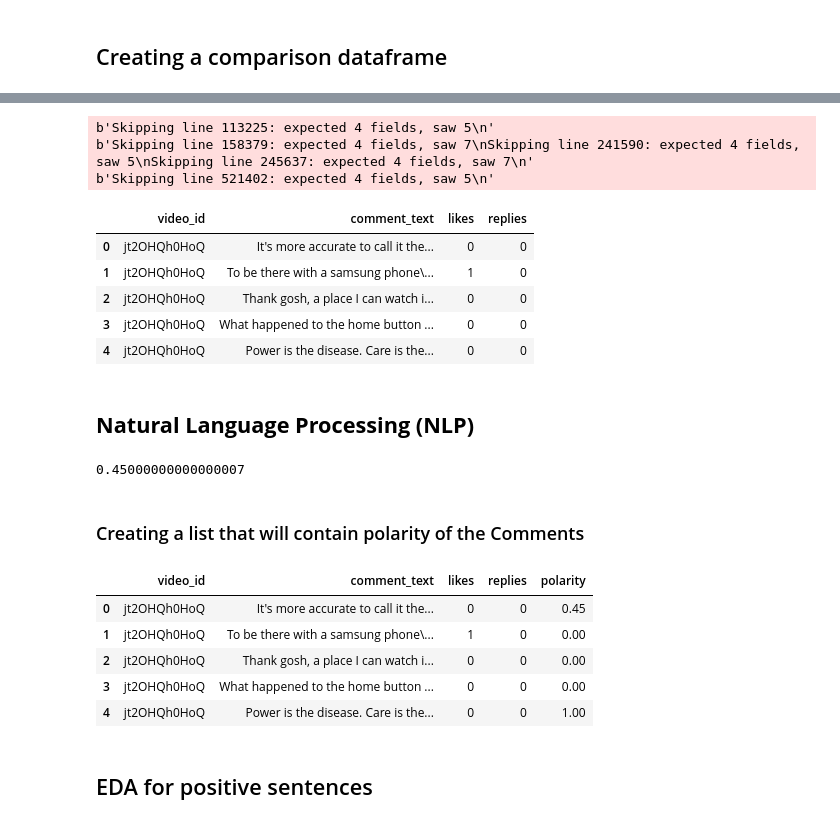
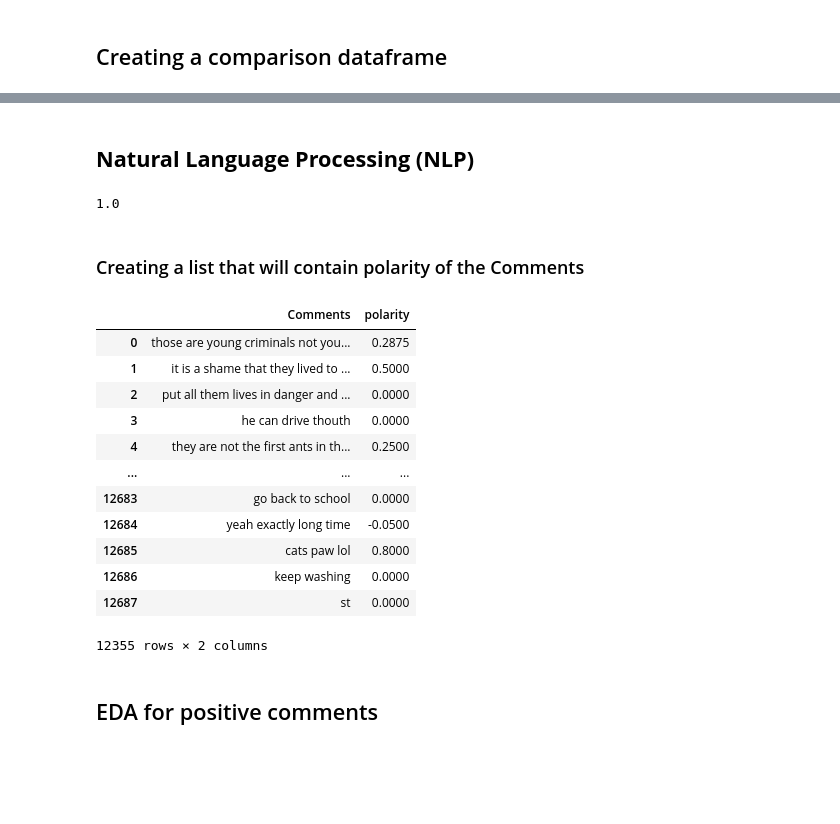
Before and after one commit to subham2728/YouTube-Sentiment-Analysis, a Jupyter notebook: youtube.ipynb, the cells around one changed output, grey strips where cells are left out. Saved outputs shown, nothing was run; the diff lists cells and outputs as text; code cells hidden in the pictures; blank space fills up the shorter version.

```diff
--- a/youtube.ipynb
+++ b/youtube.ipynb
@@ -22,7 +24,7 @@ warnings.filterwarnings('ignore')
 #Test url with links https://www.youtube.com/watch?v=Ou3v8-ngN6Y
 #Test url with punctuations https://www.youtube.com/watch?v=tktKJWdLv10
 #Test with most comments https://www.youtube.com/watch?v=gdZLi9oWNZg
-url_input = "https://www.youtube.com/watch?v=rWcXunmleMk"
+url_input = "https://www.youtube.com/watch?v=zKDfhGpRy3w"
 video_id_split =url_input.split('=')
 video_id=video_id_split[1]
 # %% [markdown]
@@ -206,6 +225,7 @@ df_from_yt
 ### Removing empty rows
 # %%
 df_from_yt['Comments'].replace('', np.nan, inplace=True)
-df_from_yt.dropna()
+df_from_yt= df_from_yt.dropna()
+df_from_yt
 # %% [output]
 |  | Comments |
@@ -468,20 +521,7 @@ comparison
-# %%
-comments=pd.read_csv('/content/drive/MyDrive/Youtube-Sentiment-Analysis/GBcomments.csv',error_bad_lines=False)
-comments.head()
-# %% [output]
-b'Skipping line 113225: expected 4 fields, saw 5\n'
-b'Skipping line 158379: expected 4 fields, saw 7\nSkipping line 241590: expected 4 fields, saw 5\nSkipping line 245637: expected 4 fields, saw 7\n'
-b'Skipping line 521402: expected 4 fields, saw 5\n'
-|  | video_id | comment_text | likes | replies |
-| 0 | jt2OHQh0HoQ | It's more accurate to call it the... | 0 | 0 |
-| 1 | jt2OHQh0HoQ | To be there with a samsung phone\... | 1 | 0 |
-| 2 | jt2OHQh0HoQ | Thank gosh, a place I can watch i... | 0 | 0 |
-| 3 | jt2OHQh0HoQ | What happened to the home button ... | 0 | 0 |
-| 4 | jt2OHQh0HoQ | Power is the disease. Care is the... | 0 | 0 |
 # %% [markdown]
 ## **Natural Language Processing (NLP)**
 # %%
 from textblob import TextBlob
-TextBlob('Its more accurate to call it the M+ (1000) be..').sentiment.polarity
+TextBlob('<3').sentiment.polarity
 # %% [output]
-0.45000000000000007
+1.0
@@ -492,18 +530,27 @@ comments.dropna(inplace=True)
 # %%
 polarity=[]
 
-for i in comments['comment_text']:
-    polarity.append(TextBlob(i).sentiment.polarity)
+for i in df_from_yt['Comments']:
+    if(isinstance(i,float)):
+      pass
+    else:
+      polarity.append(TextBlob(i).sentiment.polarity)
 
-comments['polarity']=polarity
-
-comments.head()
+df_from_yt['polarity']=polarity
+df_from_yt
 # %% [output]
-|  | video_id | comment_text | likes | replies | polarity |
-| 0 | jt2OHQh0HoQ | It's more accurate to call it the... | 0 | 0 | 0.45 |
-| 1 | jt2OHQh0HoQ | To be there with a samsung phone\... | 1 | 0 | 0.00 |
-| 2 | jt2OHQh0HoQ | Thank gosh, a place I can watch i... | 0 | 0 | 0.00 |
-| 3 | jt2OHQh0HoQ | What happened to the home button ... | 0 | 0 | 0.00 |
-| 4 | jt2OHQh0HoQ | Power is the disease. Care is the... | 0 | 0 | 1.00 |
+|  | Comments | polarity |
+| 0 | those are young criminals not you... | 0.2875 |
+| 1 | it is a shame that they lived to ... | 0.5000 |
+| 2 | put all them lives in danger and ... | 0.0000 |
+| 3 | he can drive thouth | 0.0000 |
+| 4 | they are not the first ants in th... | 0.2500 |
+| ... | ... | ... |
+| 12683 | go back to school | 0.0000 |
+| 12684 | yeah exactly long time | -0.0500 |
+| 12685 | cats paw lol | 0.8000 |
+| 12686 | keep washing | 0.0000 |
+| 12687 | st | 0.0000 |
+12355 rows × 2 columns
 # %% [markdown]
-## EDA for positive sentences
+## EDA for positive comments
```
Also changed, not shown: parts of 57 cells of this notebook.
